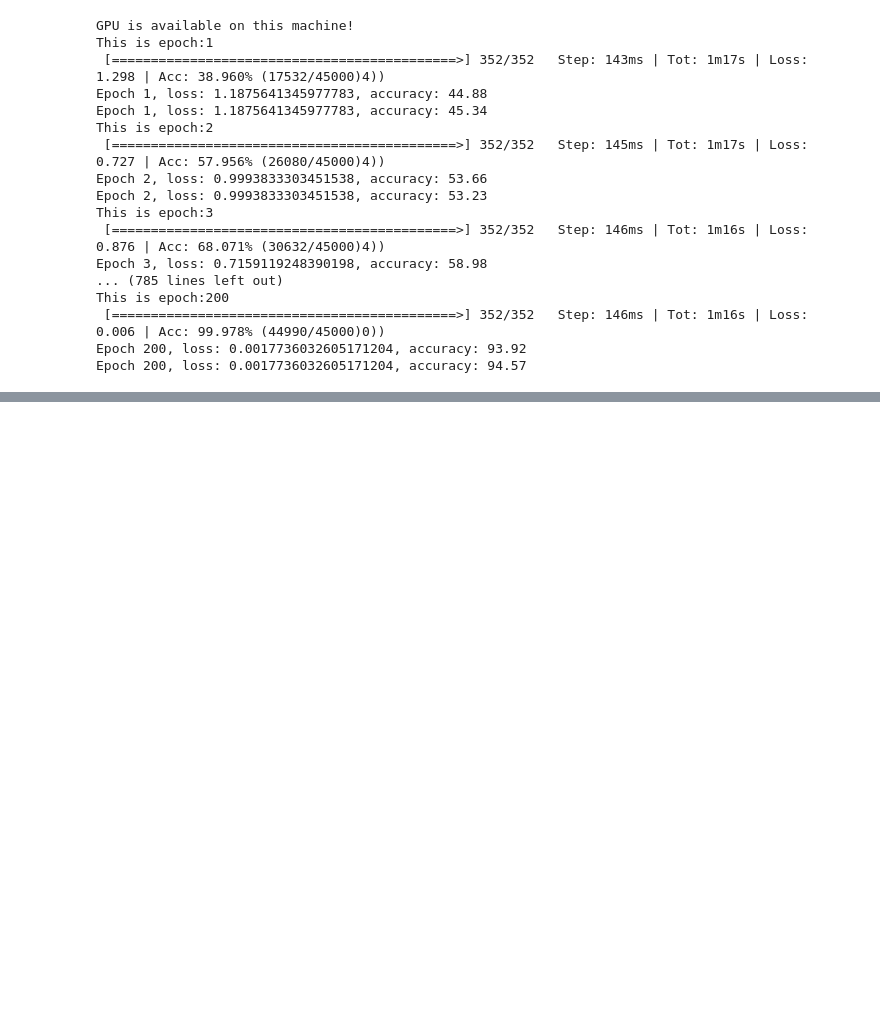
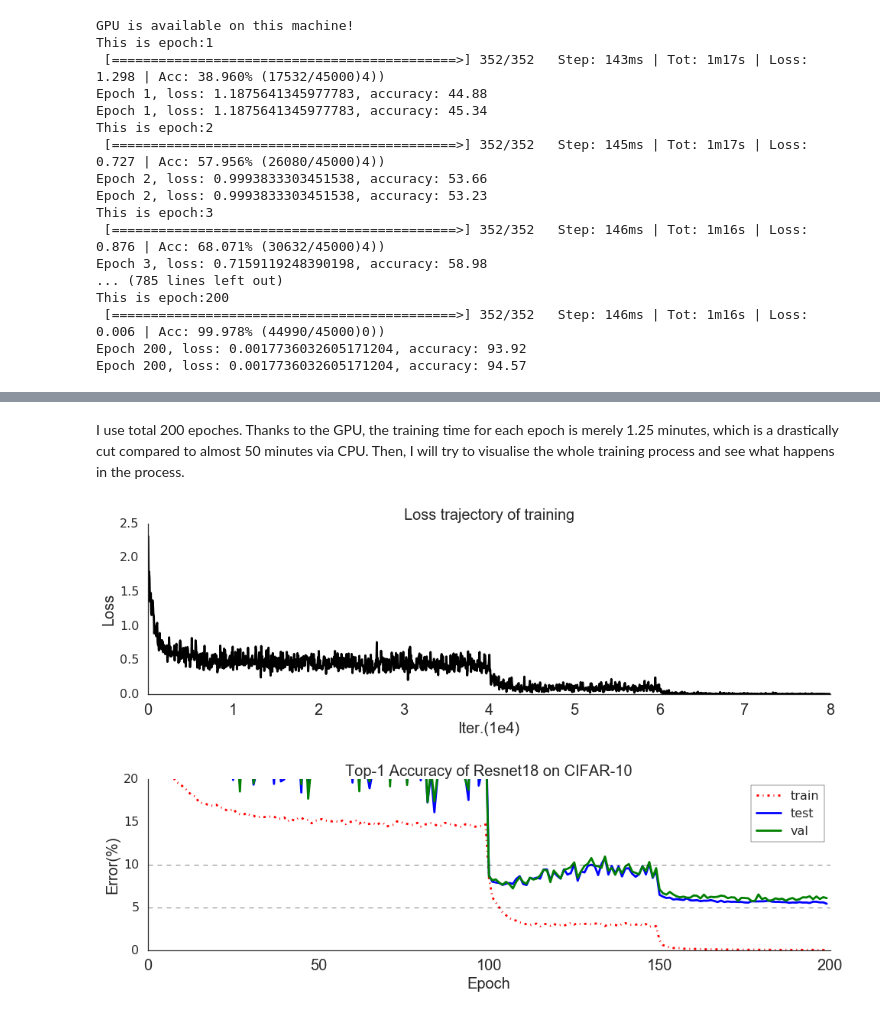
Before and after one commit to FDSMlhn/Deep_Learning_Papers_Implementation, a Jupyter notebook: Deep_Residual_Learning_for_Image_Classification/main.ipynb, the cells around one changed output, grey strips where cells are left out. Drawn from its saved outputs; the diff is of its cells as text; code cells hidden in the pictures; blank space fills up the shorter version.

```diff
--- a/Deep_Residual_Learning_for_Image_Classification/main.ipynb
+++ b/Deep_Residual_Learning_for_Image_Classification/main.ipynb
@@ -295,0 +236,42 @@ Epoch 5, loss: 0.787162184715271, accuracy: 73.92
+# %% [markdown]
+I use total 200 epoches. Thanks to the GPU, the training time for each epoch is merely 1.25 minutes, which is a drastically cut compared to almost 50 minutes via CPU. Then, I will try to visualise the whole training process and see what happens in the process.
+# %%
+import pickle
+
+with open('resnet18data.pkl','wb') as f:
+    pickle.dump(train_data,f)
+with open('resnet18data.pkl', 'rb') as f:
+    train_data = pickle.load(f)
+# %%
+plt.style.use('seaborn-white')
+plt.rc('font', size=20)
+plt.rc('axes', titlesize=20)
+plt.rc('axes', labelsize=20)    # fontsize of the x and y labels
+plt.rc('xtick', labelsize=20)    # fontsize of the tick labels
+
+gs = gridspec.GridSpec(2,1)
+gs.update(hspace=0.5)
+fig = plt.figure(figsize=(16,10))
+fig1 = fig.add_subplot(gs[0,0])
+fig2 = fig.add_subplot(gs[1,0])
+fig1.spines['right'].set_visible(False)
+fig1.spines['top'].set_visible(False)
+# for item in [fig1.xaxis.label, fig1.yaxis.label,fig2.xaxis.label, fig2.yaxis.label]:
+#     item.set_fontsize(10)
+
+
+fig1.plot([i * 0.005 for i in range(1,len(train_data['loss_hist'])+1)],train_data['loss_hist'],color='black')
+fig1.set(title= 'Loss trajectory of training',ylabel='Loss',xlabel='Iter.(1e4)')
+
+fig2.plot([100-i for i in train_data['train_acc_hist']], color='red',linestyle='-.',label = 'train')
+fig2.plot([100-i for i in train_data['test_acc_hist']], color='blue',linestyle='-',label='test')
+fig2.plot([100-i for i in train_data['val_acc_hist']], color='green',linestyle='-',label='val')
+fig2.legend(frameon=True)
+fig2.spines['right'].set_visible(False)
+fig2.spines['top'].set_visible(False)
+fig2.axhline(y=[5],alpha=0.5, linestyle='--',color='k',linewidth=1)
+fig2.axhline(y=[10],alpha=0.5, linestyle='--',color='k',linewidth=1)
+_=fig2.set(title= 'Top-1 Accuracy of Resnet18 on CIFAR-10',ylim=(0,20),xlabel='Epoch',ylabel='Error(%)')
+#fig.plot()
+# %% [output]
+[figure, added]
```
Also changed, not shown: parts of 9 cells of this notebook, 1 other file.
